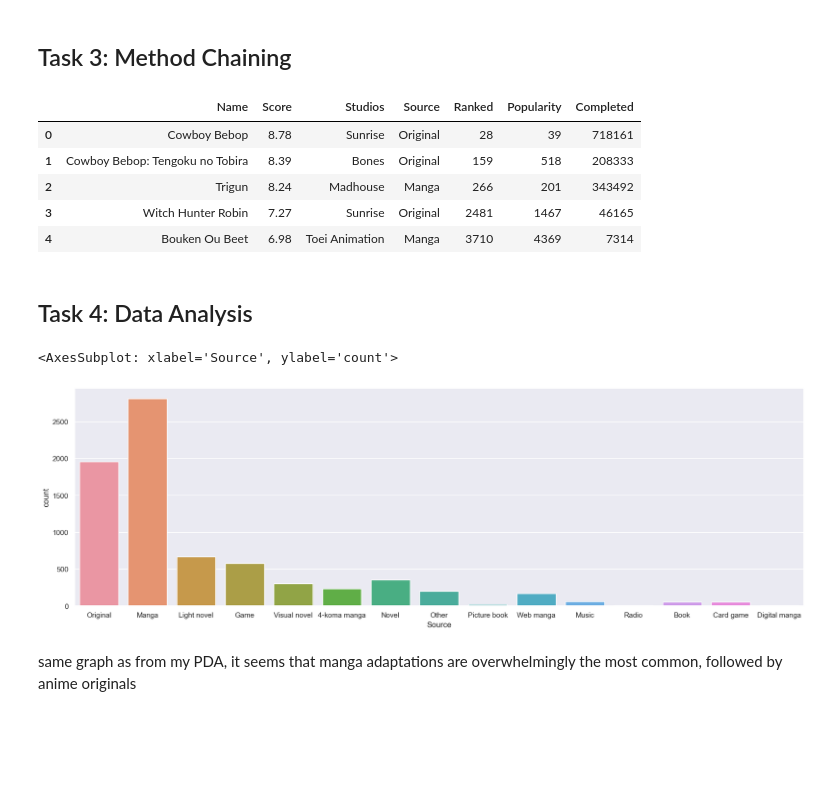
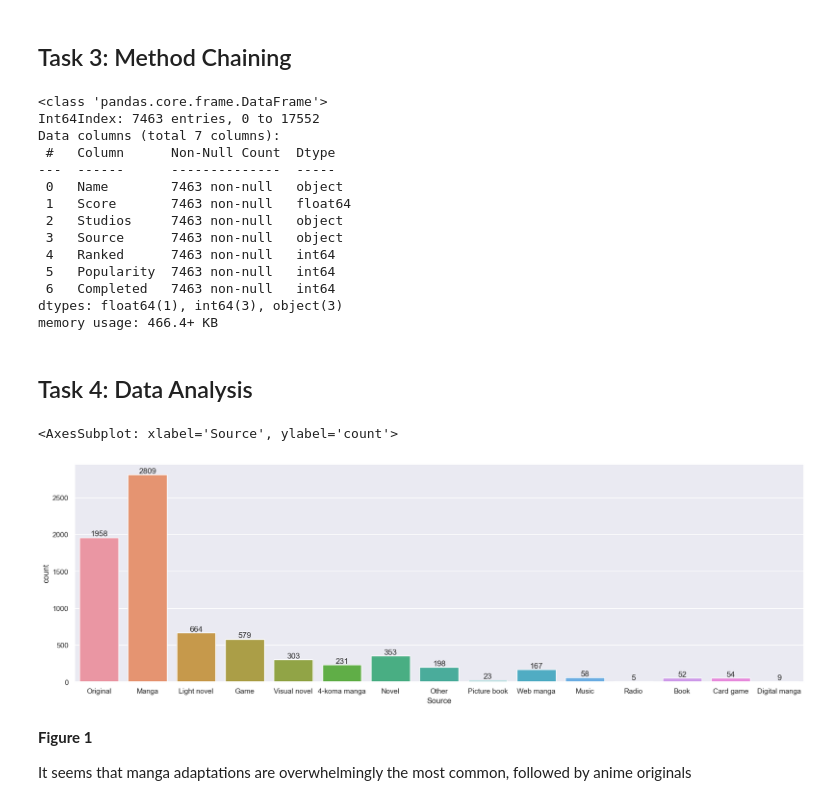
Before and after one commit to ubco-W2022T1-cosc301/project-group12, a Jupyter notebook: notebooks/analysis2.ipynb, the cells around one changed output. Cells and saved outputs as stored; diff of their text form; code cells hidden in the pictures; blank space fills up the shorter version.

```diff
--- a/notebooks/analysis2.ipynb
+++ b/notebooks/analysis2.ipynb
@@ -160,4 +159,0 @@ df_cleaned.boxplot('Score')
-# %%
-sns.set(rc = {'figure.figsize':(20,6)})
-sns.countplot(x=df_cleaned["Source"])
-# manga adaptations and anime originals are overwhelmingly the most common sources, with light novels coming in a distant third
@@ -238,30 +210,43 @@ def load_and_process(data):
     .pipe(lambda x: x.loc[x['Completed'] > 0])
     .assign(Score = df.Score.astype('float64'))
     .assign(Popularity = df.Popularity.astype('int64'))
+    .assign(Ranked = df.Ranked.astype('int64'))
     )
-    # remove animes that nobody has ever fully completed and convert score and popularity to numerical types
+    # remove animes that nobody has ever fully completed and convert score, ranked and popularity to numerical types
 
     return df2
 # %%
-load_and_process("../data/raw/anime.csv").head()
+load_and_process("../data/raw/anime.csv").info()
 # test method chain
 # %% [output]
-|  | Name | Score | Studios | Source | Ranked | Popularity | Completed |
-| 0 | Cowboy Bebop | 8.78 | Sunrise | Original | 28 | 39 | 718161 |
-| 1 | Cowboy Bebop: Tengoku no Tobira | 8.39 | Bones | Original | 159 | 518 | 208333 |
-| 2 | Trigun | 8.24 | Madhouse | Manga | 266 | 201 | 343492 |
-| 3 | Witch Hunter Robin | 7.27 | Sunrise | Original | 2481 | 1467 | 46165 |
-| 4 | Bouken Ou Beet | 6.98 | Toei Animation | Manga | 3710 | 4369 | 7314 |
+<class 'pandas.core.frame.DataFrame'>
+Int64Index: 7463 entries, 0 to 17552
+Data columns (total 7 columns):
+ #   Column      Non-Null Count  Dtype
+---  ------      --------------  -----
+ 0   Name        7463 non-null   object
+ 1   Score       7463 non-null   float64
+ 2   Studios     7463 non-null   object
+ 3   Source      7463 non-null   object
+ 4   Ranked      7463 non-null   int64
+ 5   Popularity  7463 non-null   int64
+ 6   Completed   7463 non-null   int64
+dtypes: float64(1), int64(3), object(3)
+memory usage: 466.4+ KB
 # %% [markdown]
 ## Task 4: Data Analysis
 # %%
 df = load_and_process("../data/raw/anime.csv")
 
 sns.set(rc = {'figure.figsize':(20,6)})
-sns.countplot(x=df["Source"])
-#
+countSources = sns.countplot(x=df["Source"])
+countSources.bar_label(countSources.containers[0])
+countSources
+# graph the amount of each type of source material
 # %% [output]
 <AxesSubplot: xlabel='Source', ylabel='count'>
-[figure, old version]
+[figure, new version]
 # %% [markdown]
-same graph as from my PDA, it seems that manga adaptations are overwhelmingly the most common, followed by anime originals
+**Figure 1**
+
+It seems that manga adaptations are overwhelmingly the most common, followed by anime originals
```
Also changed, not shown: parts of 24 cells of this notebook, 1 other file.
